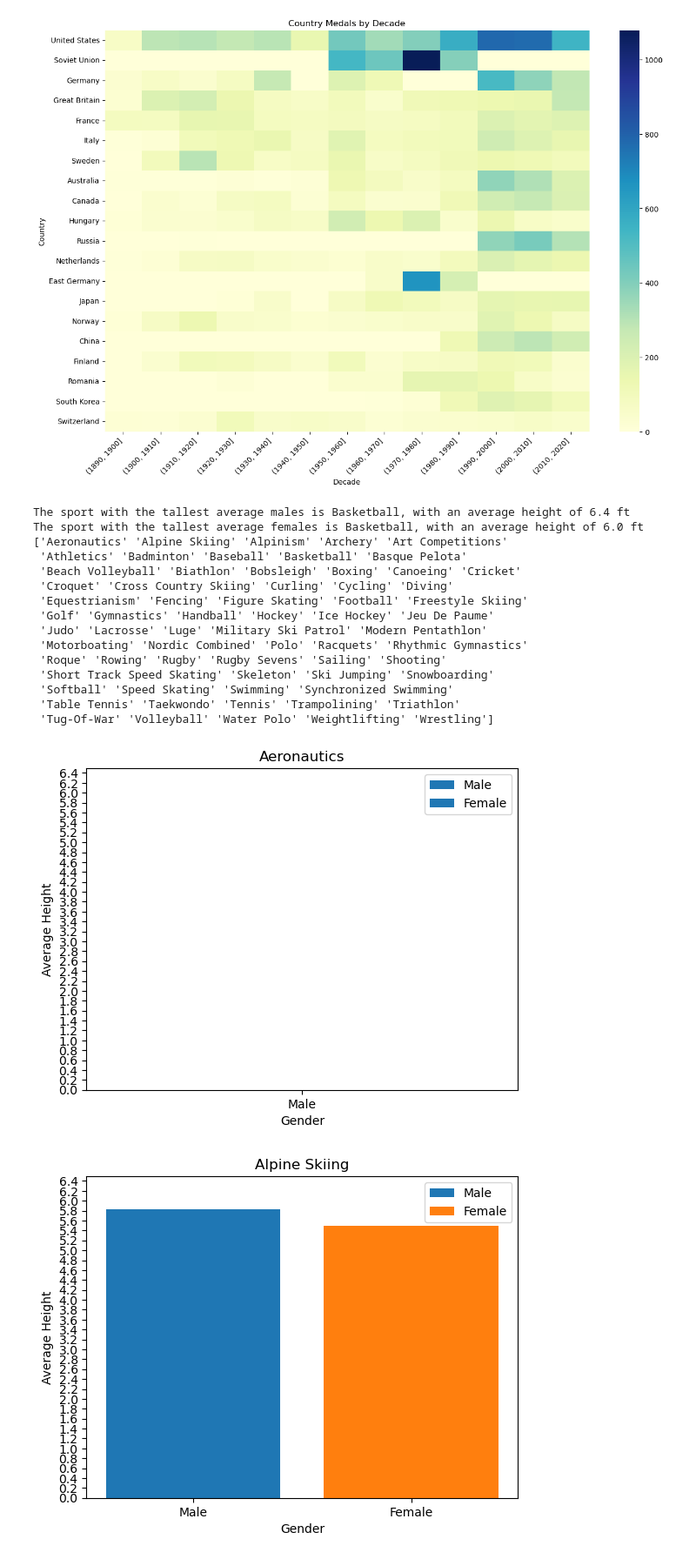
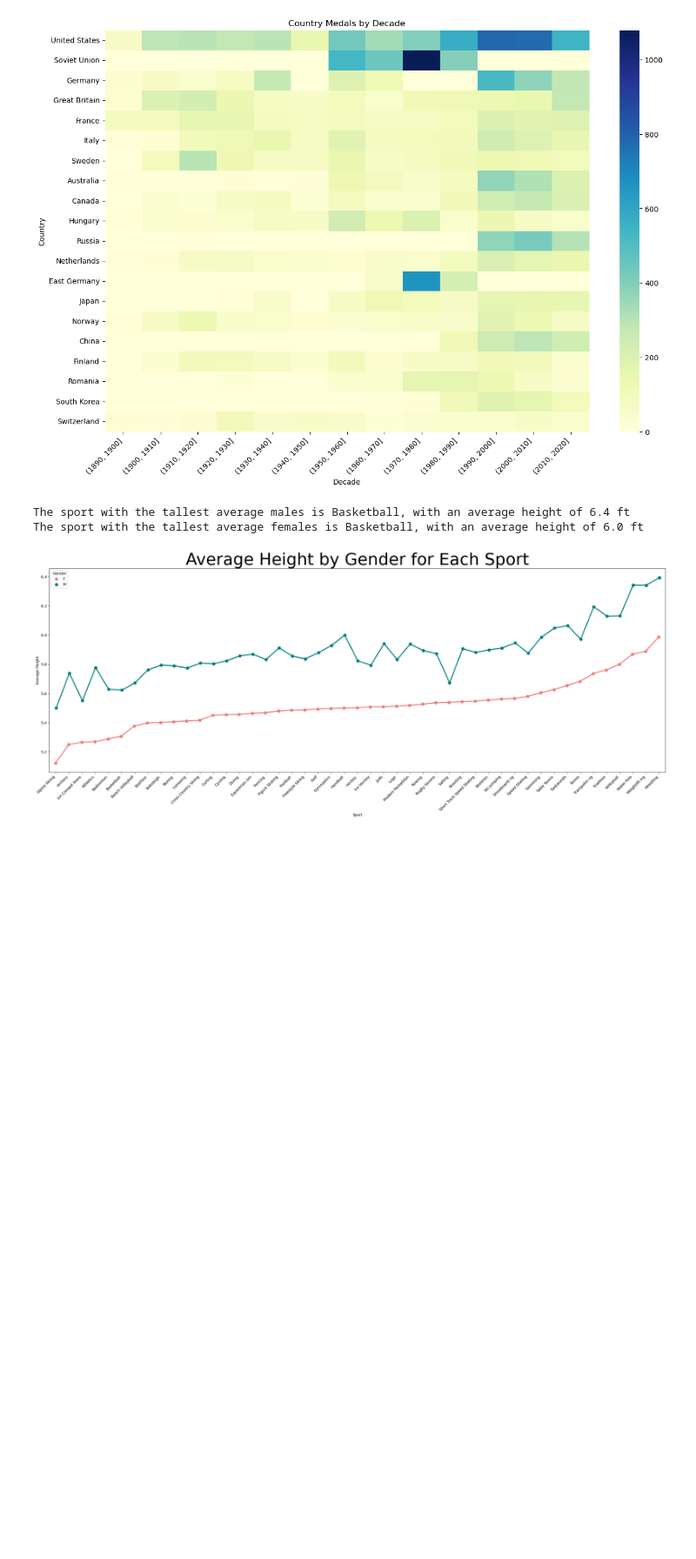
Before and after one commit to duhBlu/CS433-JupyterNotebooks, a Jupyter notebook: Final Project/FinalProject.ipynb, the cells around one changed output. Shown: that part at 87% size. Saved outputs shown, nothing was run; the diff lists cells and outputs as text; code cells hidden in the pictures; blank space fills up the shorter version.

Commit message:
Average Height per gender sorted ascending
Average Height per gender for sports that have both male and female Olympians sorted ascending

```diff
--- a/Final Project/FinalProject.ipynb
+++ b/Final Project/FinalProject.ipynb
@@ -152,48 +152,43 @@ plt.show()
 # %% [output]
 [figure]
 # %%
+import math
+import textwrap
+
+df = df.dropna(subset=['Height'])
 gb_sport_sex = df.groupby(['Sport', 'Sex']).mean(numeric_only=False).reset_index()
-df = df.dropna(subset=['Height'])
+
 
 max_male_height = gb_sport_sex.loc[gb_sport_sex['Sex'] == 'M', 'Height'].max()
 max_female_height = gb_sport_sex.loc[gb_sport_sex['Sex'] == 'F', 'Height'].max()
 sport_with_tallest_avg_male = gb_sport_sex.loc[(gb_sport_sex['Sex'] == 'M') & (gb_sport_sex['Height'] == max_male_height), 'Sport'].iloc[0]
 sport_with_tallest_avg_female = gb_sport_sex.loc[(gb_sport_sex['Sex'] == 'F') & (gb_sport_sex['Height'] == max_female_height), 'Sport'].iloc[0]
 print(f"The sport with the tallest average males is {sport_with_tallest_avg_male}, with an average height of {max_male_height:.1f} ft")
 print(f"The sport with the tallest average females is {sport_with_tallest_avg_female}, with an average height of {max_female_height:.1f} ft")
 
 sports = gb_sport_sex['Sport'].unique()
-print(sports)
 
-for sport in sports:
-    sport_df = gb_sport_sex[gb_sport_sex['Sport'] == sport]
-    male_heights = sport_df[sport_df['Sex'] == 'M']['Height']
-    female_heights = sport_df[sport_df['Sex'] == 'F']['Height']
-    fig, ax = plt.subplots()
-    ax.bar('Male', male_heights, label='Male')
-    ax.bar('Female', female_heights, label='Female')
-    ax.set_title(sport)
-    ax.set_xlabel('Gender')
-    ax.set_ylabel('Average Height')
-    ax.legend()
-    ax.set_ylim([0, gb_sport_sex['Height'].max()+0.1])
-    ax.set_yticks(np.arange(0, gb_sport_sex['Height'].max()+0.1, .2))
-    plt.show()
+filtered_sports = [sport for sport in sports if all(gender in gb_sport_sex[gb_sport_sex['Sport'] == sport]['Sex'].values for gender in ['M', 'F'])]
+custom_palette = {'M': 'teal', 'F': 'lightcoral'}
+filtered_sport_sex = gb_sport_sex[gb_sport_sex['Sport'].isin(filtered_sports)]
+filtered_sport_sex = filtered_sport_sex.sort_values(by='Height')
+
+# Create the point plot with the custom palette
+plt.figure(figsize=(30, 10))
+sns.pointplot(data=filtered_sport_sex, x='Sport', y='Height', hue='Sex', dodge=True, palette=custom_palette)
+
+# Customize the plot
+plt.title('Average Height by Gender for Each Sport', fontsize=45)
+plt.xlabel('Sport')
+plt.ylabel('Average Height')
+plt.xticks(rotation=45)
+wrapped_sports = [' '.join(textwrap.wrap(sport, 10)) for sport in filtered_sports]
+plt.gca().set_xticklabels(wrapped_sports, ha='right')
+plt.legend(title='Gender')
+
+# Show the plot
+plt.show()
 # %% [output]
 The sport with the tallest average males is Basketball, with an average height of 6.4 ft
 The sport with the tallest average females is Basketball, with an average height of 6.0 ft
-['Aeronautics' 'Alpine Skiing' 'Alpinism' 'Archery' 'Art Competitions'
- 'Athletics' 'Badminton' 'Baseball' 'Basketball' 'Basque Pelota'
- 'Beach Volleyball' 'Biathlon' 'Bobsleigh' 'Boxing' 'Canoeing' 'Cricket'
- 'Croquet' 'Cross Country Skiing' 'Curling' 'Cycling' 'Diving'
- 'Equestrianism' 'Fencing' 'Figure Skating' 'Football' 'Freestyle Skiing'
- 'Golf' 'Gymnastics' 'Handball' 'Hockey' 'Ice Hockey' 'Jeu De Paume'
- 'Judo' 'Lacrosse' 'Luge' 'Military Ski Patrol' 'Modern Pentathlon'
- 'Motorboating' 'Nordic Combined' 'Polo' 'Racquets' 'Rhythmic Gymnastics'
- 'Roque' 'Rowing' 'Rugby' 'Rugby Sevens' 'Sailing' 'Shooting'
- 'Short Track Speed Skating' 'Skeleton' 'Ski Jumping' 'Snowboarding'
- 'Softball' 'Speed Skating' 'Swimming' 'Synchronized Swimming'
- 'Table Tennis' 'Taekwondo' 'Tennis' 'Trampolining' 'Triathlon'
- 'Tug-Of-War' 'Volleyball' 'Water Polo' 'Weightlifting' 'Wrestling']
-[figure, old version]
+[figure, new version]
-[figure, removed]
```
Also changed, not shown: parts of 1 cell of this notebook.
